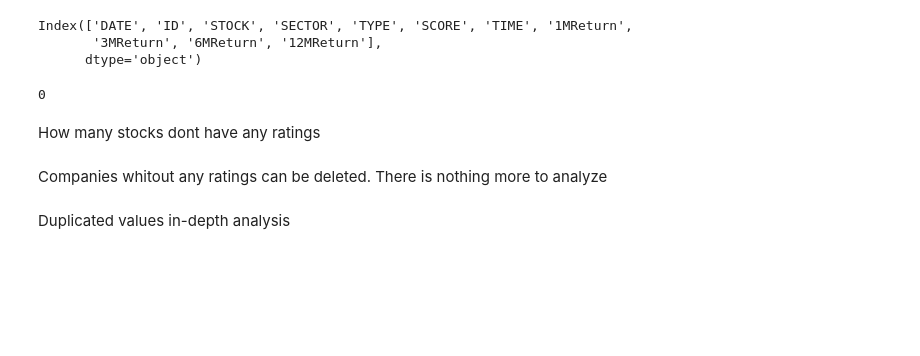
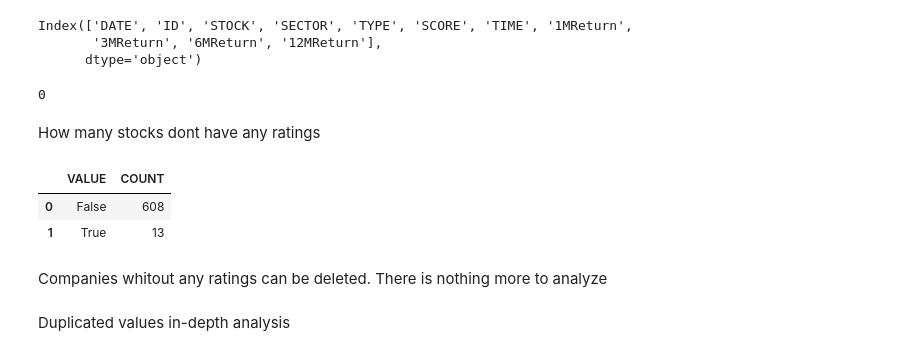
Before and after one commit to WojciechDopieralski/Finance_ML, a Jupyter notebook: Finance_ML/eda_analysis.ipynb, the cells around one changed output. Drawn from its saved outputs; the diff is of its cells as text; code cells hidden in the pictures; blank space fills up the shorter version.

```diff
--- a/Finance_ML/eda_analysis.ipynb
+++ b/Finance_ML/eda_analysis.ipynb
@@ -47,4 +48,10 @@ is_all_null_per_stock = convictions_and_returns.groupby('STOCK')['SCORE'].apply(
 all_null_per_stock_count = is_all_null_per_stock['SCORE'].value_counts().to_frame()
 all_null_per_stock_count.reset_index(inplace=True)
 all_null_per_stock_count.columns = ['VALUE', 'COUNT']
+# %%
+all_null_per_stock_count
+# %% [output]
+|  | VALUE | COUNT |
+| 0 | False | 608 |
+| 1 | True | 13 |
 # %%
```
Also changed, not shown: parts of 17 cells of this notebook, 40 other files.
